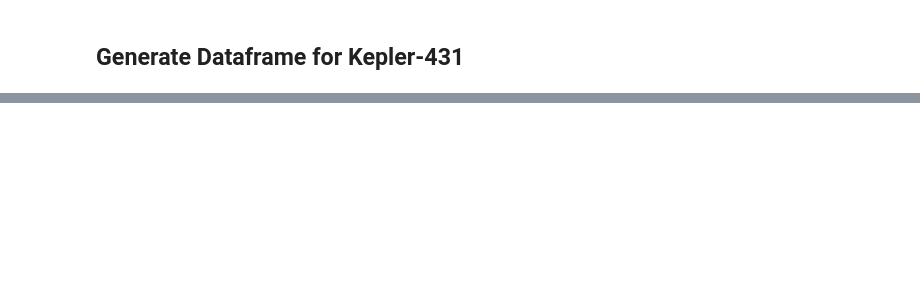
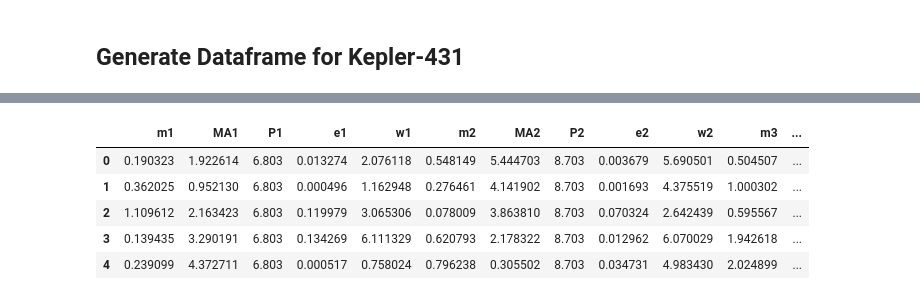
Before and after one commit to afcarl/stability_predict, a Jupyter notebook: Kepler-431.ipynb, the cells around one changed output, grey strips where cells are left out. Drawn from its saved outputs; the diff is of its cells as text; code cells hidden in the pictures; blank space fills up the shorter version.

```diff
--- a/Kepler-431.ipynb
+++ b/Kepler-431.ipynb
@@ -123,0 +147,9 @@ data, results = predict_system("Kepler-431",data,Ms,n_samples,model,save_data)
+# %%
+data.head()
+# %% [output]
+|  | m1 | MA1 | P1 | e1 | w1 | m2 | MA2 | P2 | e2 | w2 | m3 | ... |
+| 0 | 0.190323 | 1.922614 | 6.803 | 0.013274 | 2.076118 | 0.548149 | 5.444703 | 8.703 | 0.003679 | 5.690501 | 0.504507 | ... |
+| 1 | 0.362025 | 0.952130 | 6.803 | 0.000496 | 1.162948 | 0.276461 | 4.141902 | 8.703 | 0.001693 | 4.375519 | 1.000302 | ... |
+| 2 | 1.109612 | 2.163423 | 6.803 | 0.119979 | 3.065306 | 0.078009 | 3.863810 | 8.703 | 0.070324 | 2.642439 | 0.595567 | ... |
+| 3 | 0.139435 | 3.290191 | 6.803 | 0.134269 | 6.111329 | 0.620793 | 2.178322 | 8.703 | 0.012962 | 6.070029 | 1.942618 | ... |
+| 4 | 0.239099 | 4.372711 | 6.803 | 0.000517 | 0.758024 | 0.796238 | 0.305502 | 8.703 | 0.034731 | 4.983430 | 2.024899 | ... |
```
Also changed, not shown: parts of 19 cells of this notebook, 4 other files.
